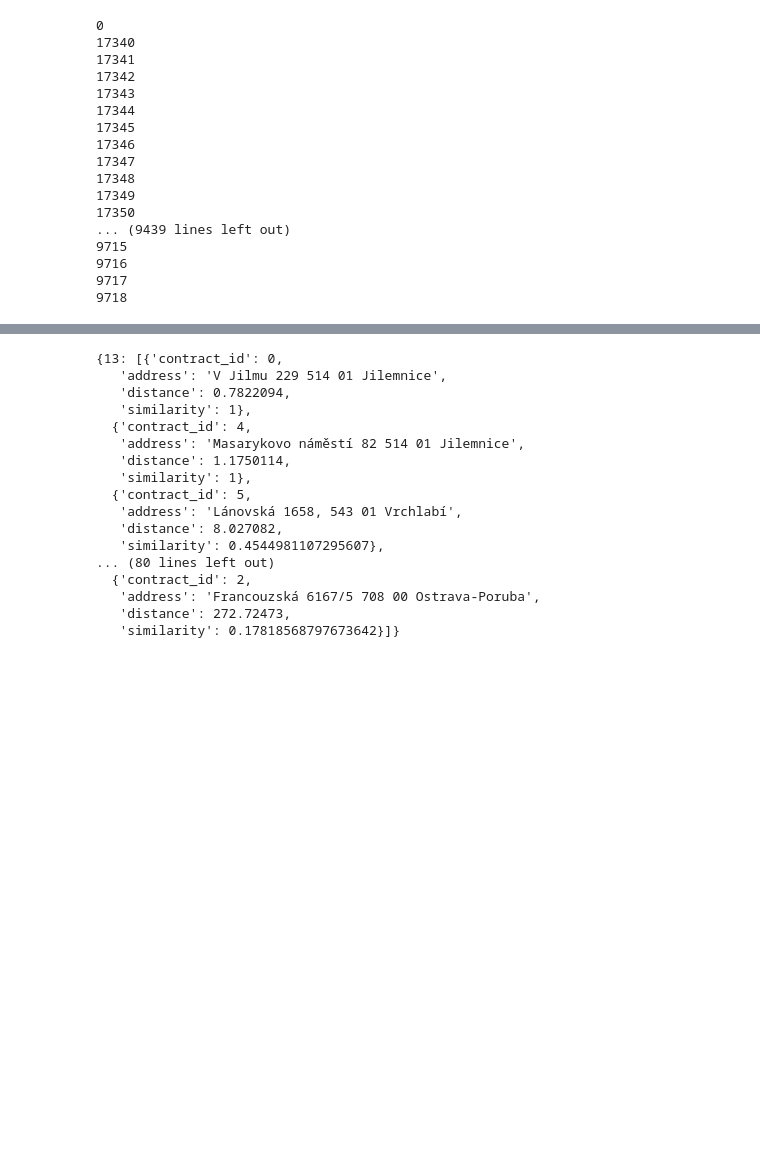
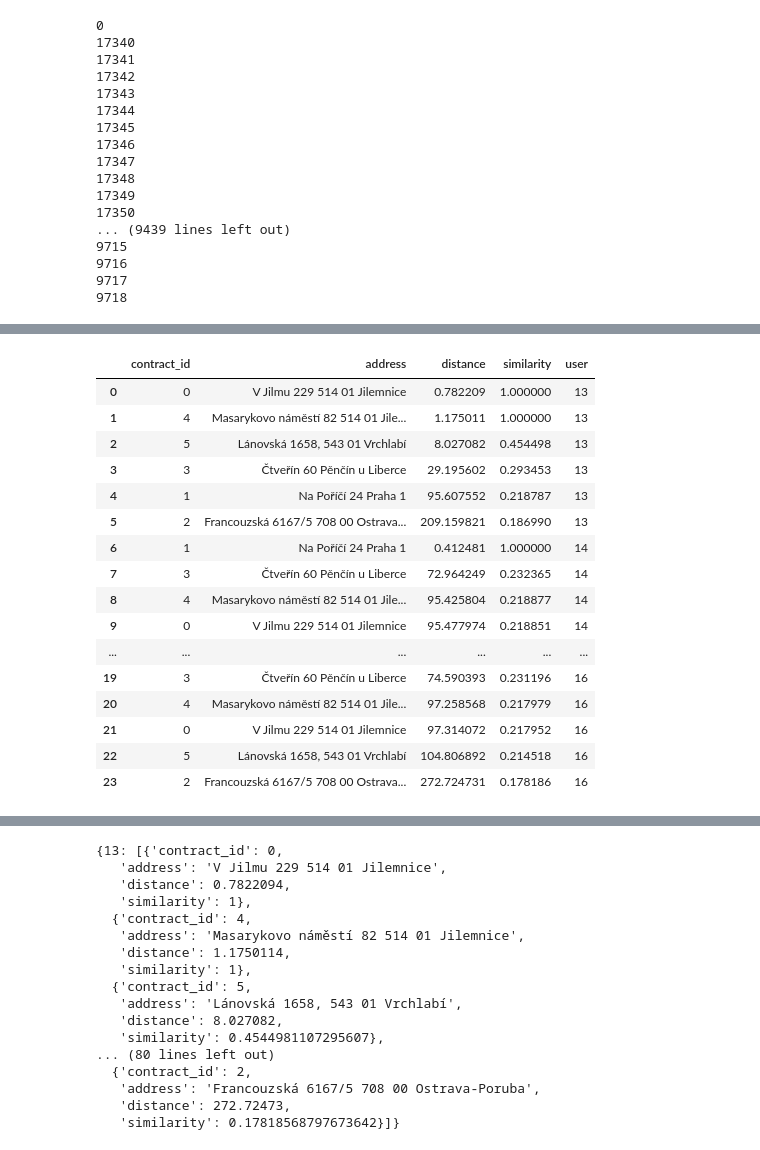
Before and after one commit to opendatalabcz/public-contract-recommendation, a Jupyter notebook: research/src/recommender_research.ipynb, the cells around one changed output, grey strips where cells are left out. Cells and saved outputs as stored; diff of their text form; code cells hidden in the pictures; blank space fills up the shorter version.

```diff
--- a/research/src/recommender_research.ipynb
+++ b/research/src/recommender_research.ipynb
@@ -1134,0 +951,21 @@ slc.compute_most_similar(df_user_profile, 2)
+# %%
+df_agg = pandas.read_pickle('C:/x/diplomka/research/src/tests/df_tmp_1.pickle')
+df_agg
+# %% [output]
+|  | contract_id | address | distance | similarity | user |
+| 0 | 0 | V Jilmu 229 514 01 Jilemnice | 0.782209 | 1.000000 | 13 |
+| 1 | 4 | Masarykovo náměstí 82 514 01 Jile... | 1.175011 | 1.000000 | 13 |
+| 2 | 5 | Lánovská 1658, 543 01 Vrchlabí | 8.027082 | 0.454498 | 13 |
+| 3 | 3 | Čtveřín 60 Pěnčín u Liberce | 29.195602 | 0.293453 | 13 |
+| 4 | 1 | Na Poříčí 24 Praha 1 | 95.607552 | 0.218787 | 13 |
+| 5 | 2 | Francouzská 6167/5 708 00 Ostrava... | 209.159821 | 0.186990 | 13 |
+| 6 | 1 | Na Poříčí 24 Praha 1 | 0.412481 | 1.000000 | 14 |
+| 7 | 3 | Čtveřín 60 Pěnčín u Liberce | 72.964249 | 0.232365 | 14 |
+| 8 | 4 | Masarykovo náměstí 82 514 01 Jile... | 95.425804 | 0.218877 | 14 |
+| 9 | 0 | V Jilmu 229 514 01 Jilemnice | 95.477974 | 0.218851 | 14 |
+| ... | ... | ... | ... | ... | ... |
+| 19 | 3 | Čtveřín 60 Pěnčín u Liberce | 74.590393 | 0.231196 | 16 |
+| 20 | 4 | Masarykovo náměstí 82 514 01 Jile... | 97.258568 | 0.217979 | 16 |
+| 21 | 0 | V Jilmu 229 514 01 Jilemnice | 97.314072 | 0.217952 | 16 |
+| 22 | 5 | Lánovská 1658, 543 01 Vrchlabí | 104.806892 | 0.214518 | 16 |
+| 23 | 2 | Francouzská 6167/5 708 00 Ostrava... | 272.724731 | 0.178186 | 16 |
```
Also changed, not shown: parts of 32 cells of this notebook, 10 other files.
